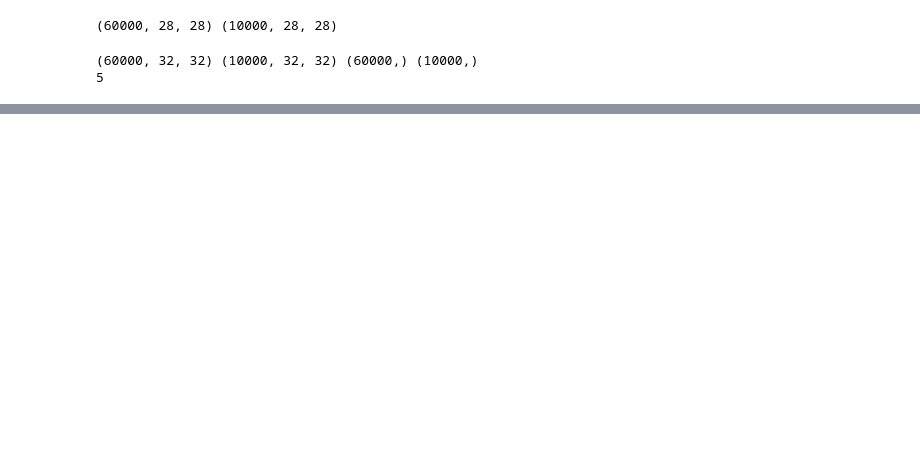
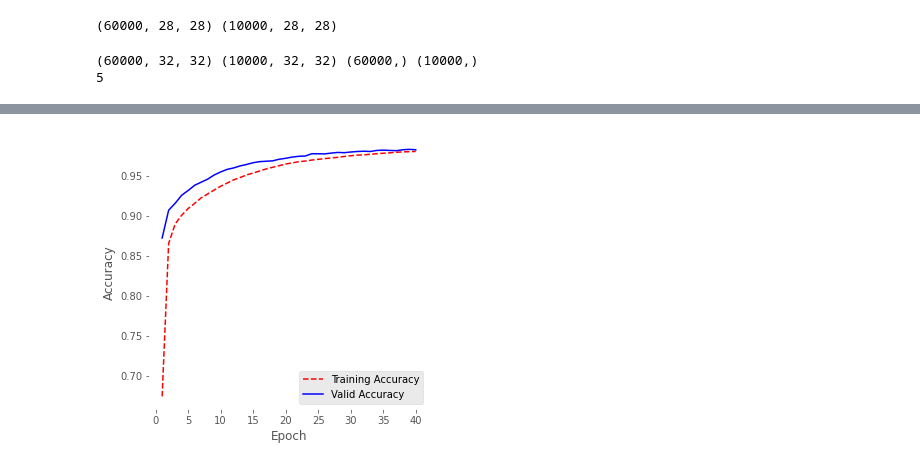
Before and after one commit to Prateek1337/ANN_VS_LeNet, a Jupyter notebook: Lenet.ipynb, the cells around one changed output, grey strips where cells are left out. Saved outputs shown, nothing was run; the diff lists cells and outputs as text; code cells hidden in the pictures; blank space fills up the shorter version.

```diff
--- a/Lenet.ipynb
+++ b/Lenet.ipynb
@@ -183,0 +170,17 @@ Predicted: 2, Actual: 4
+# %%
+train_accuracy=history.history['accuracy']
+val_accuracy=history.history['val_accuracy']
+plt.grid(b=None)
+# Create count of the number of epochs
+epoch_count = range(1, len(train_accuracy) + 1)
+ax = plt.axes()
+ax.set_facecolor("white")
+plt.figure(1,figsize=(5,5))
+plt.plot(epoch_count, train_accuracy, 'r--')
+plt.plot(epoch_count,val_accuracy, 'b-')
+plt.legend(['Training Accuracy', 'Valid Accuracy'])
+plt.xlabel('Epoch')
+plt.ylabel("Accuracy")
+plt.show();
+# %% [output]
+[figure, added]
```
Also changed, not shown: parts of 10 cells of this notebook, 1 other file.
